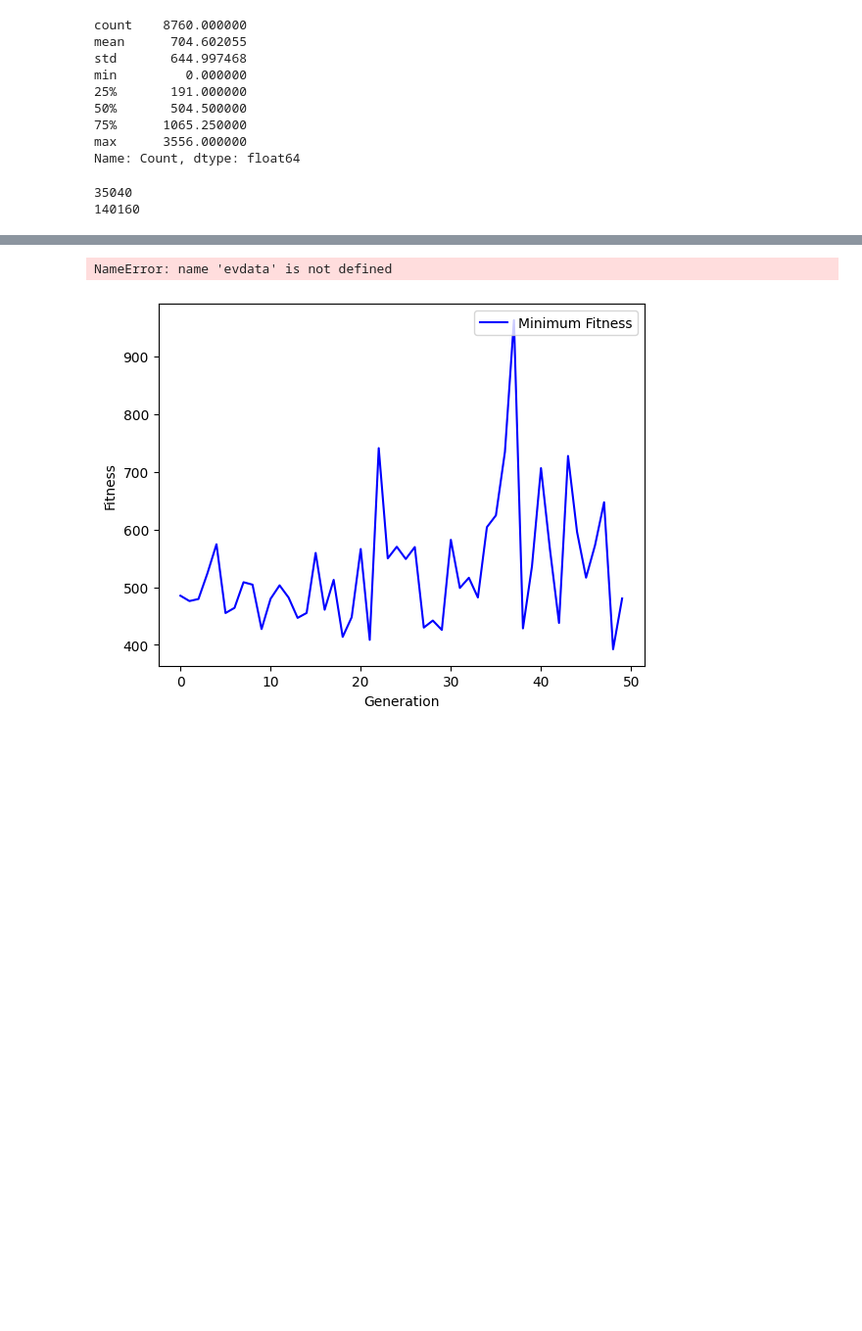
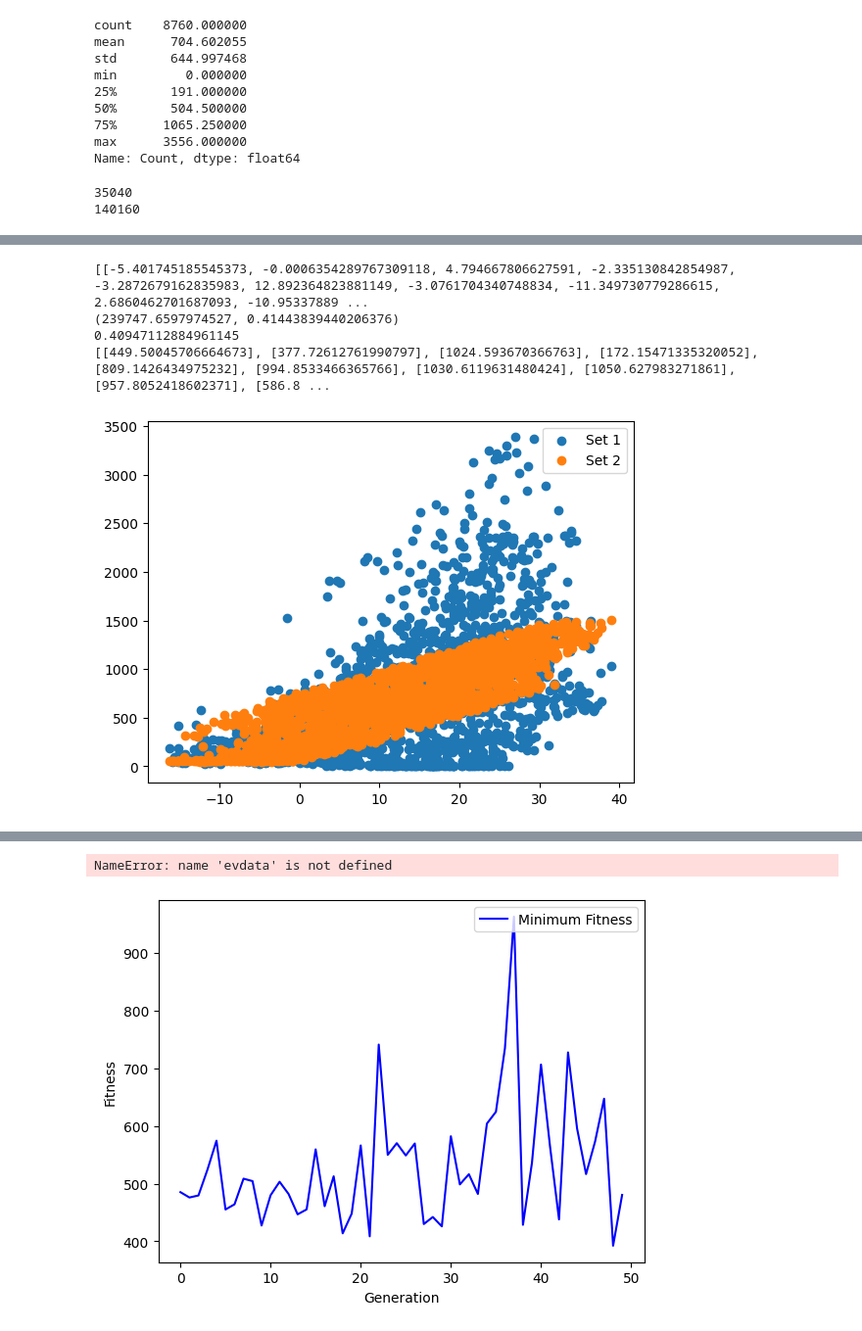
Before and after one commit to katie291100/evac-exam, a Jupyter notebook: main copy 3.ipynb, the cells around one changed output, grey strips where cells are left out. Shown at 98% size. Drawn from its saved outputs; the diff is of its cells as text; code cells hidden in the pictures; blank space fills up the shorter version.

```diff
--- a/main copy 3.ipynb
+++ b/main copy 3.ipynb
@@ -13,7 +14,7 @@ import math
 # %%
 num_input_nodes = 7
-num_hidden_nodes_1 = 16
-num_hidden_nodes_2 = 16
+num_hidden_nodes_1 = 14
+num_hidden_nodes_2 = 14
 num_output_nodes = 1
 
 NUM_WEIGHTS = (num_input_nodes * num_hidden_nodes_1) + (num_hidden_nodes_1 * num_hidden_nodes_2) + (num_hidden_nodes_2 * num_output_nodes)
@@ -336,0 +360,34 @@ ax.plot(gen, fit_mins, "b", label="Minimum")
+# %%
+import matplotlib.pyplot as plt
+from sklearn.metrics import r2_score
+
+best_ind = tools.sortNondominated(pop, len(pop), first_front_only=True)[0]
+
+print(best_ind)
+print(toolbox.evaluate(best_ind[0], myNet, train_data))
+myNet.set_weights_linear(best_ind[0])
+inputs = [[test_data['PublicHoliday'][i], test_data['Weekend'][i], test_data['Month'][i], test_data['Hour'][i], test_data['Temp'][i], test_data['Windspeed'][i], test_data['Visibility'][i]] for i in range(len(test_data))]
+
+x_values1 = test_data['Temp'].to_list()
+y_values1 = test_data['Count'].to_list()
+
+x_values2 = test_data['Temp'].to_list()
+y_values2 = [myNet.feed_forward(i) for i in inputs]
+
+R2 = r2_score(y_values1, y_values2)
+print(R2)
+print(y_values2)
+plt.scatter(x_values1, y_values1, label='Set 1')
+plt.scatter(x_values2, y_values2, label='Set 2')
+
+# Add a legend to explain which line is which
+plt.legend()
+
+# Display the plot
+plt.show()
+# %% [output]
+[[-5.401745185545373, -0.0006354289767309118, 4.794667806627591, -2.335130842854987, -3.2872679162835983, 12.892364823881149, -3.0761704340748834, -11.349730779286615, 2.6860462701687093, -10.95337889 ...
+(239747.6597974527, 0.41443839440206376)
+0.40947112884961145
+[[449.50045706664673], [377.72612761990797], [1024.593670366763], [172.15471335320052], [809.1426434975232], [994.8533466365766], [1030.6119631480424], [1050.627983271861], [957.8052418602371], [586.8 ...
+[figure, added]
```
Also changed, not shown: parts of 18 cells of this notebook.
